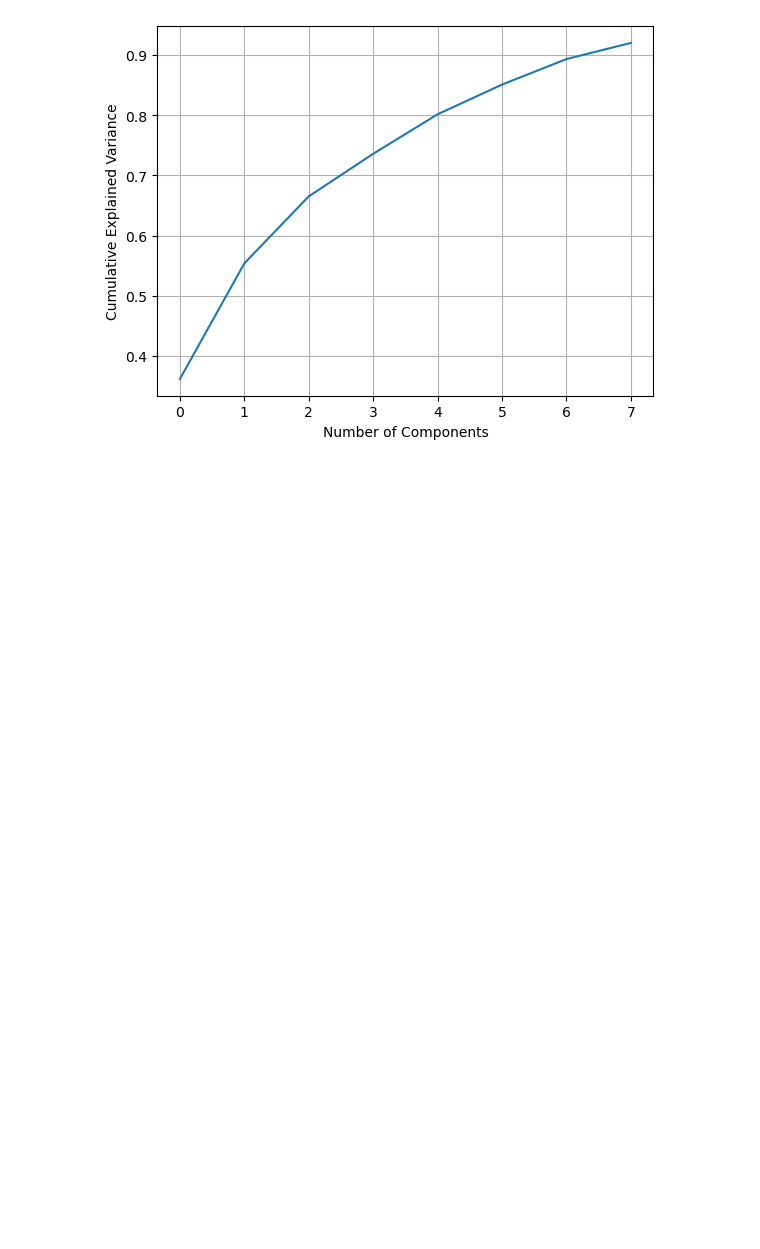
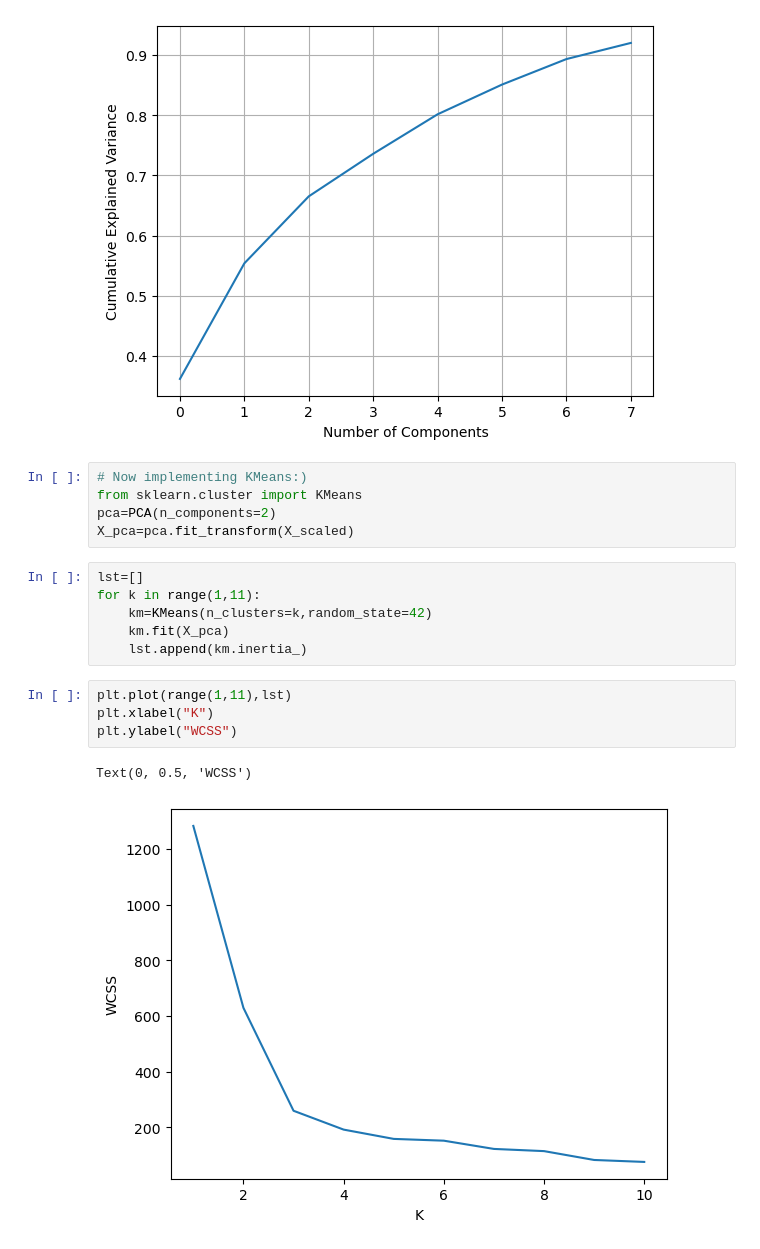
Before and after one commit to suryansh007-ai/PCA-Principal-Component-Analysis-notes, a Jupyter notebook: PCA_Wine.ipynb, the cells around one changed output. Cells and saved outputs as stored; diff of their text form; blank space fills up the shorter version.

```diff
--- a/PCA_Wine.ipynb
+++ b/PCA_Wine.ipynb
@@ -195,3 +195,21 @@ plt.grid()
 plt.show()
 # %% [output]
 [figure]
+# %%
+# Now implementing KMeans:)
+from sklearn.cluster import KMeans
+pca=PCA(n_components=2)
+X_pca=pca.fit_transform(X_scaled)
+# %%
+lst=[]
+for k in range(1,11):
+    km=KMeans(n_clusters=k,random_state=42)
+    km.fit(X_pca)
+    lst.append(km.inertia_)
+# %%
+plt.plot(range(1,11),lst)
+plt.xlabel("K")
+plt.ylabel("WCSS")
+# %% [output]
+Text(0, 0.5, 'WCSS')
+[figure, added]
```
Also changed, not shown: parts of 5 cells of this notebook.
